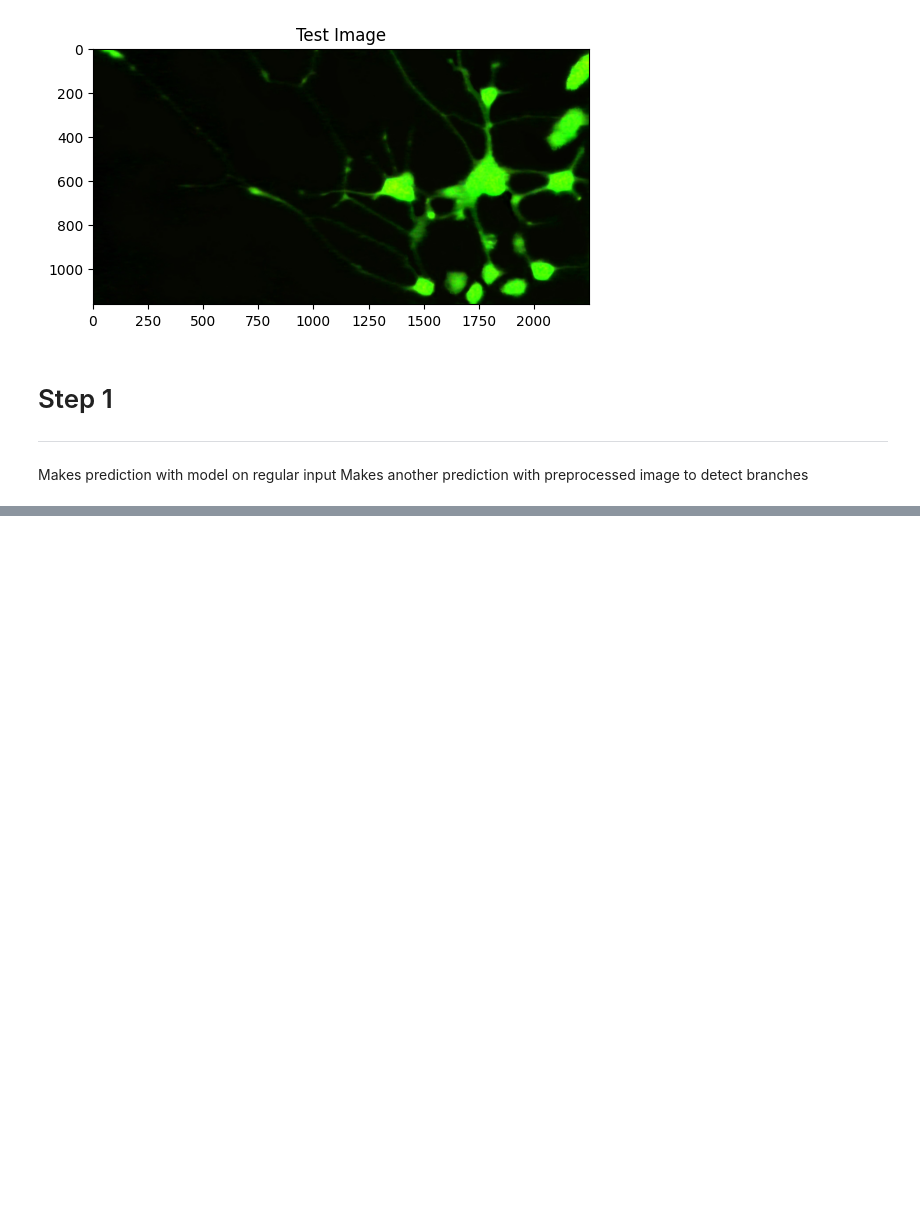
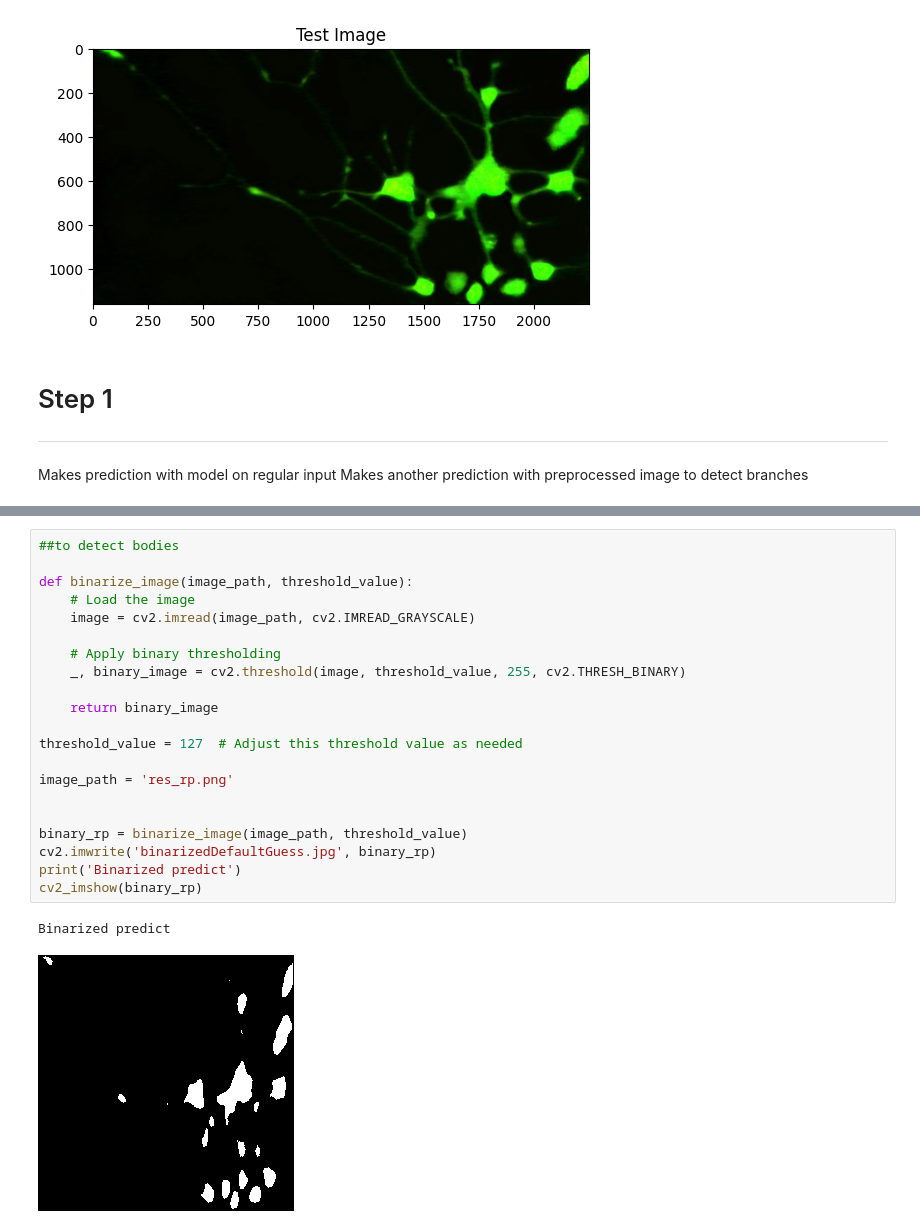
Before and after one commit to onuralpArsln/IoUScoreMaker, a Jupyter notebook: colab/pc12model.ipynb, the cells around one changed output, grey strips where cells are left out. Cells and saved outputs as stored; diff of their text form; blank space fills up the shorter version.

```diff
--- a/colab/pc12model.ipynb
+++ b/colab/pc12model.ipynb
@@ -128,0 +188,24 @@ Guessed  Processed Image
+# %%
+##to detect bodies
+
+def binarize_image(image_path, threshold_value):
+    # Load the image
+    image = cv2.imread(image_path, cv2.IMREAD_GRAYSCALE)
+
+    # Apply binary thresholding
+    _, binary_image = cv2.threshold(image, threshold_value, 255, cv2.THRESH_BINARY)
+
+    return binary_image
+
+threshold_value = 127  # Adjust this threshold value as needed
+
+image_path = 'res_rp.png'
+
+
+binary_rp = binarize_image(image_path, threshold_value)
+cv2.imwrite('binarizedDefaultGuess.jpg', binary_rp)
+print('Binarized predict')
+cv2_imshow(binary_rp)
+# %% [output]
+Binarized predict
+[figure, added]
```
Also changed, not shown: parts of 8 cells of this notebook.
